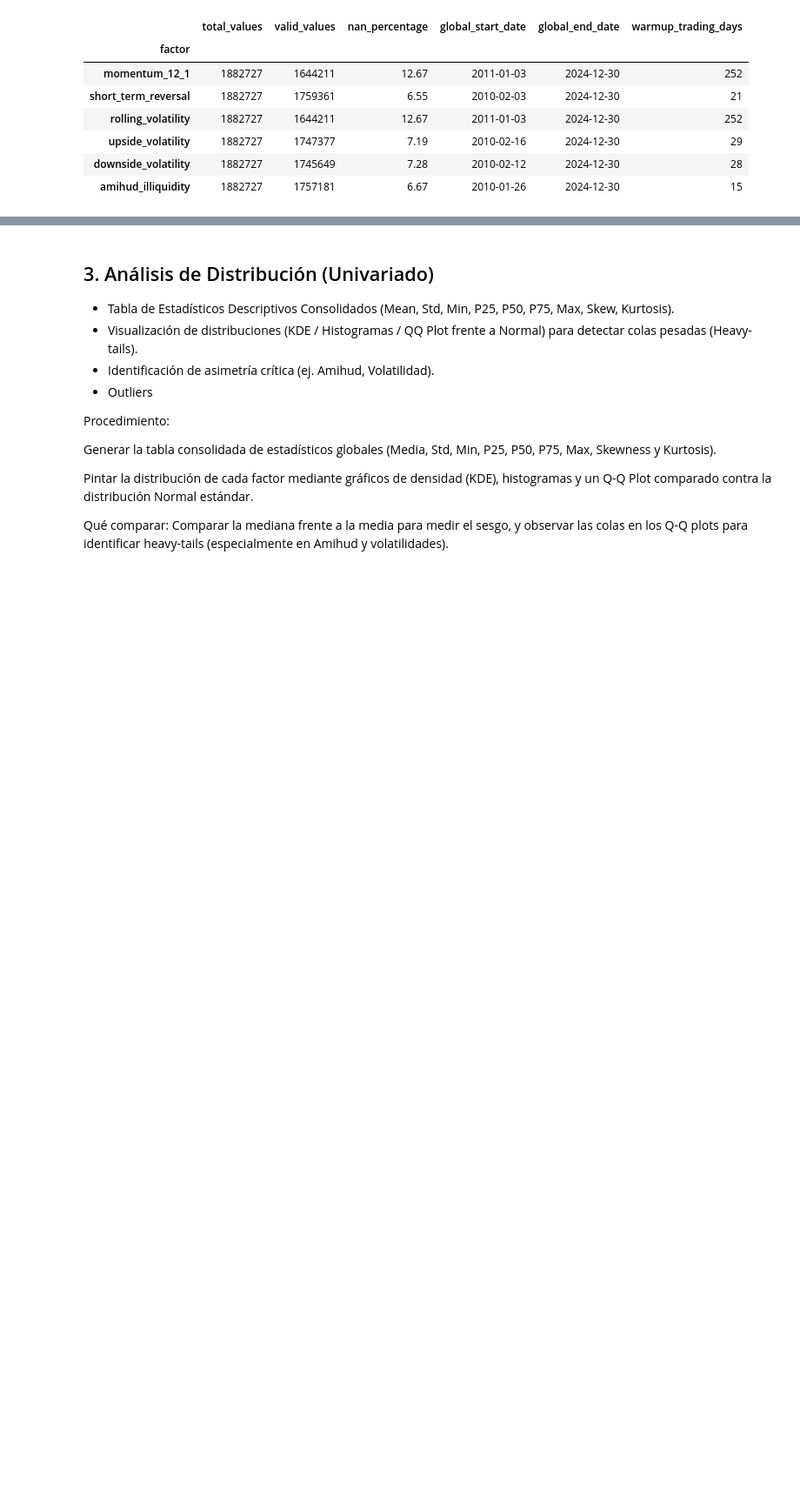
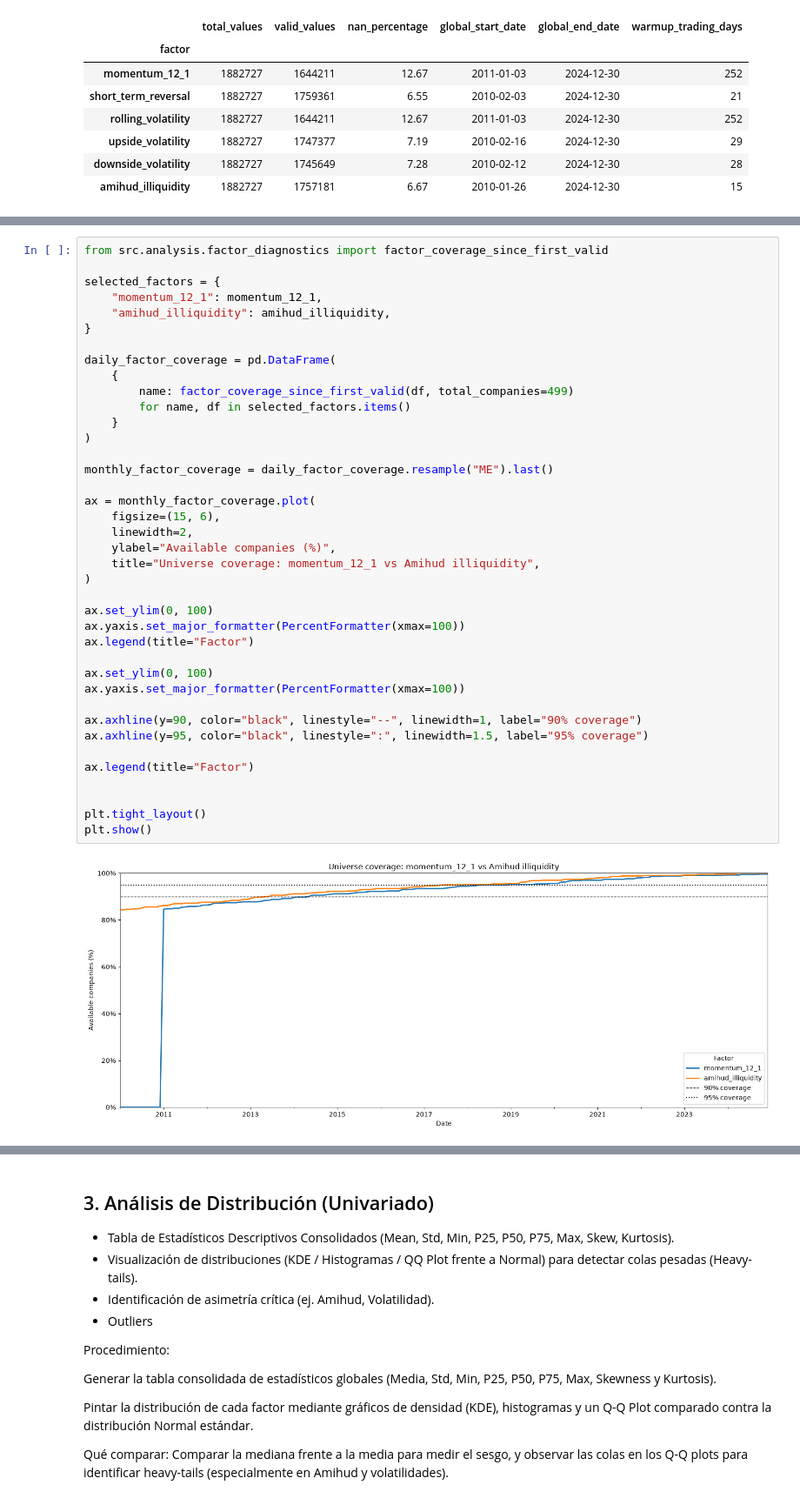
Before and after one commit to PalaciosDaniel/quant-portfolio-project, a Jupyter notebook: notebooks/04_factor_validation.ipynb, the cells around one changed output, grey strips where cells are left out. Shown at 87% size. Cells and saved outputs as stored; diff of their text form; blank space fills up the shorter version.

Commit message:
feat: validate and clean factors

```diff
--- a/notebooks/04_factor_validation.ipynb
+++ b/notebooks/04_factor_validation.ipynb
@@ -139,0 +142,41 @@ Definir la fecha de inicio oficial limpia del dataset (descartando la ventana de
+# %%
+from src.analysis.factor_diagnostics import factor_coverage_since_first_valid
+
+selected_factors = {
+    "momentum_12_1": momentum_12_1,
+    "amihud_illiquidity": amihud_illiquidity,
+}
+
+daily_factor_coverage = pd.DataFrame(
+    {
+        name: factor_coverage_since_first_valid(df, total_companies=499)
+        for name, df in selected_factors.items()
+    }
+)
+
+monthly_factor_coverage = daily_factor_coverage.resample("ME").last()
+
+ax = monthly_factor_coverage.plot(
+    figsize=(15, 6),
+    linewidth=2,
+    ylabel="Available companies (%)",
+    title="Universe coverage: momentum_12_1 vs Amihud illiquidity",
+)
+
+ax.set_ylim(0, 100)
+ax.yaxis.set_major_formatter(PercentFormatter(xmax=100))
+ax.legend(title="Factor")
+
+ax.set_ylim(0, 100)
+ax.yaxis.set_major_formatter(PercentFormatter(xmax=100))
+
+ax.axhline(y=90, color="black", linestyle="--", linewidth=1, label="90% coverage")
+ax.axhline(y=95, color="black", linestyle=":", linewidth=1.5, label="95% coverage")
+
+ax.legend(title="Factor")
+
+
+plt.tight_layout()
+plt.show()
+# %% [output]
+[figure, added]
```
Also changed, not shown: parts of 24 cells of this notebook, 4 other files.
